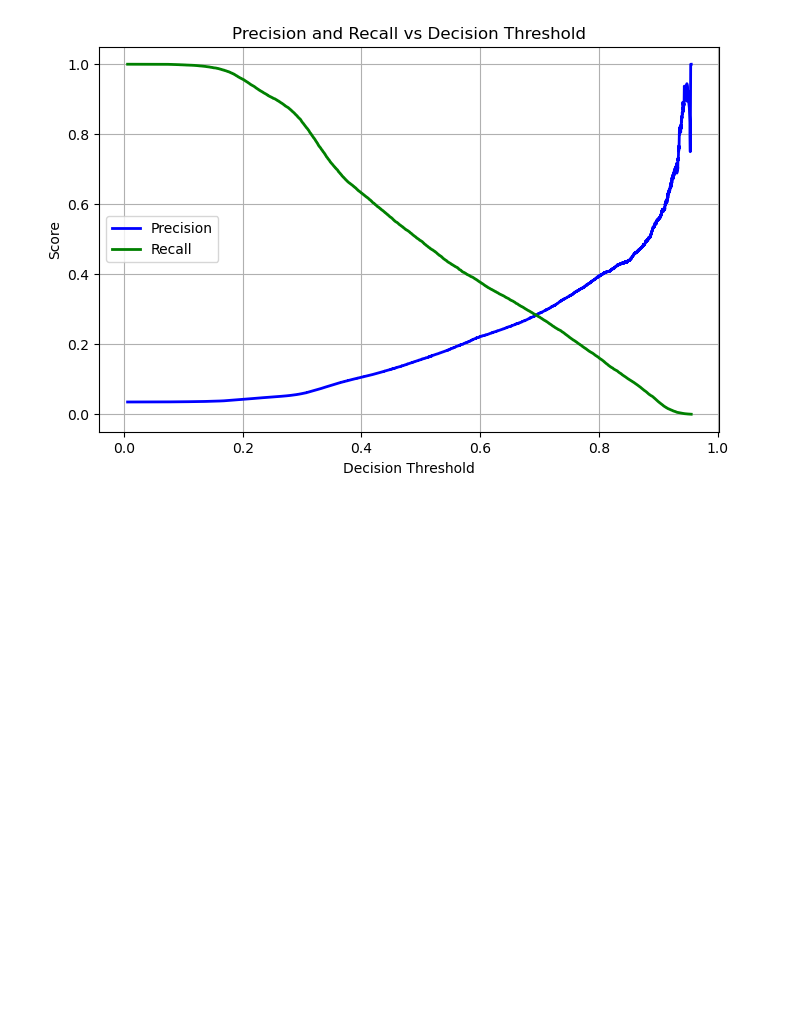
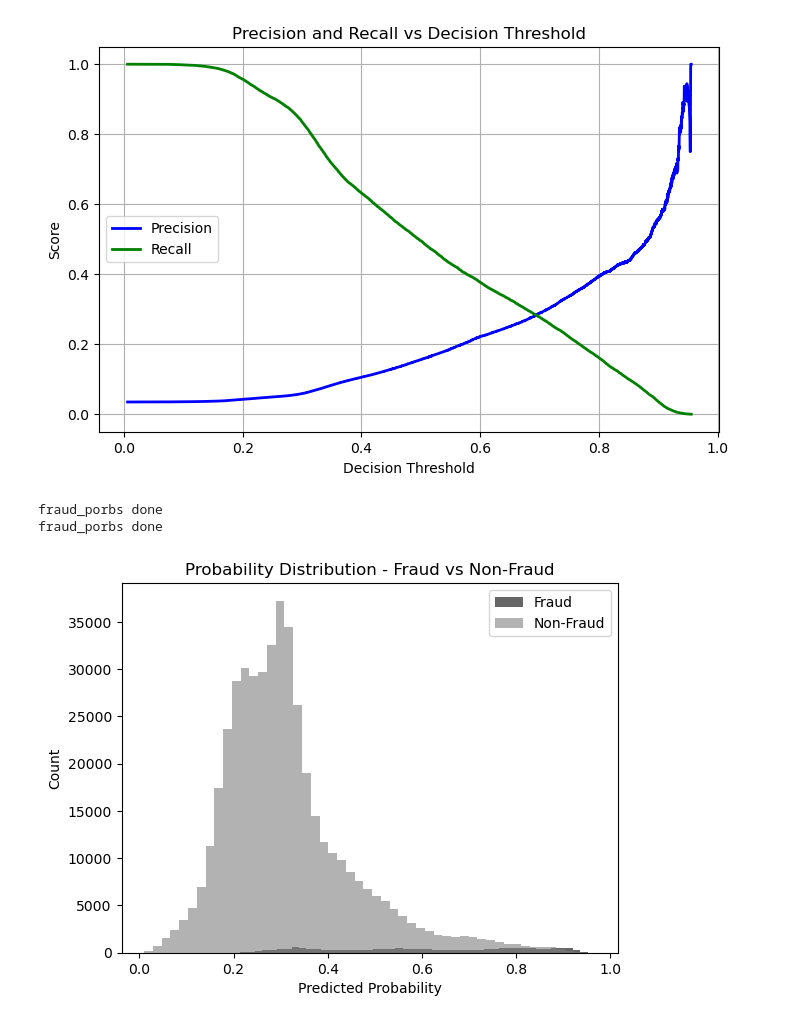
Before and after one commit to codedbyyprince/Fraud-Assessment, a Jupyter notebook: Notebooks/5_Model_iteration/rf_fraud.ipynb, the cells around one changed output. Drawn from its saved outputs; the diff is of its cells as text; code cells hidden in the pictures; blank space fills up the shorter version.

Commit message:
ffinalized models, moving to esemble model

```diff
--- a/Notebooks/5_model_iteration/rf_fraud.ipynb
+++ b/Notebooks/5_Model_iteration/rf_fraud.ipynb
@@ -53,10 +53,12 @@ memory usage: 67.4+ MB
 # %%
 df = df.drop(columns=['transaction_amount', 'time_day'], axis=1)
 # %%
+main = pd.read_csv('/media/prince/5A4E832F4E83034D/Fraud-Detector-ML/Data/Fraud_Data.csv')
 v4 = pd.read_csv('/media/prince/5A4E832F4E83034D/Fraud-Detector-ML/Data/model_v4.csv')
 df['amt_log'] = v4['amt_log']
 df['time_diff_bins'] = pd.cut(df['time_diff_log'], bins=20, include_lowest=True).astype(object)
 df['card_type_user_os'] = v4['card_type_user_os']
+df['card_network'] = main['card_network']
 # %%
 label = df['is_fraud'].astype(int)
 predictors = df.drop(columns=['is_fraud'])
@@ -155,3 +157,22 @@ plt.grid(True)
 plt.show()
 # %% [output]
 [figure]
+# %%
+fraud_probs = model.predict_proba(x_train)[y_train == 1, 1]
+print('fraud_porbs done')
+nonfraud_probs = model.predict_proba(x_train)[y_train == 0, 1]
+print('fraud_porbs done')
+# %% [output]
+fraud_porbs done
+fraud_porbs done
+# %%
+plt.hist(fraud_probs, bins=50, alpha=0.6, label='Fraud', color='black')
+plt.hist(nonfraud_probs, bins=50, alpha=0.6, label='Non-Fraud', color='grey')
+plt.xlabel('Predicted Probability')
+plt.ylabel('Count')
+plt.title('Probability Distribution - Fraud vs Non-Fraud')
+plt.legend()
+# plt.ylim(0, 50000)
+plt.show()
+# %% [output]
+[figure, added]
```
Also changed, not shown: parts of 2 cells of this notebook, 5 other files.
